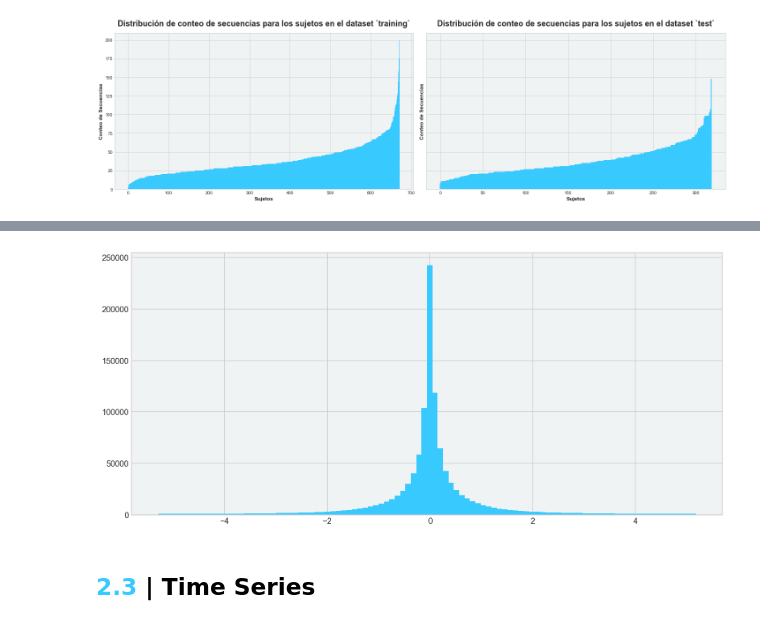
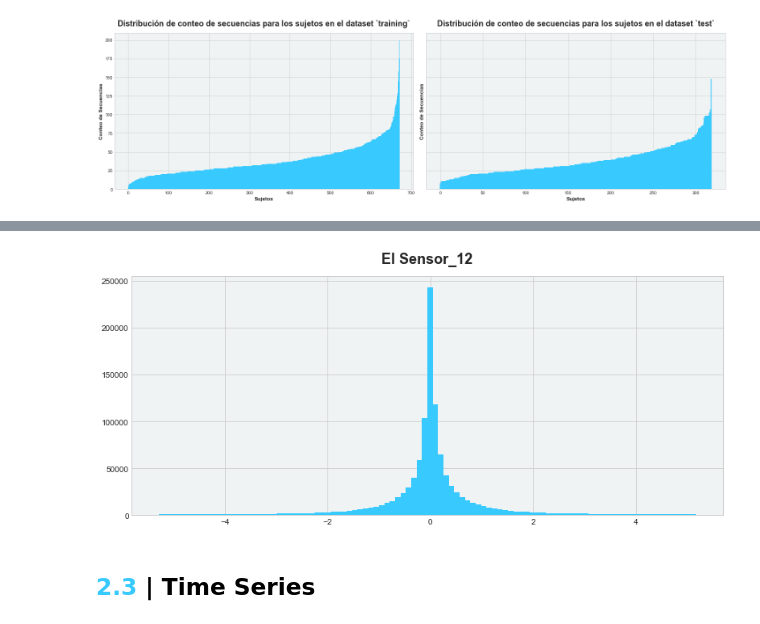
Before and after one commit to rdurango92/sensores, a Jupyter notebook: Sensores.ipynb, the cells around one changed output, grey strips where cells are left out. Saved outputs shown, nothing was run; the diff lists cells and outputs as text; code cells hidden in the pictures.

```diff
--- a/Sensores.ipynb
+++ b/Sensores.ipynb
@@ -249,11 +274,12 @@ plt.show()
 # %%
 sensor_name = 'sensor_12'
+plt.title(f"El Sensor_12")
 plt.hist(train[sensor_name], bins=100, color='#38c9ff',
          range=(train[sensor_name].quantile(0.15),
                 train[sensor_name].quantile(0.85)))
 plt.show()
 # %% [output]
-[figure, old version]
+[figure, new version]
 # %% [markdown]
 ## <b><span style='color:#38c9ff'>2.3</span> | Time Series</b>
 # %%
```
Also changed, not shown: parts of 7 cells of this notebook.
